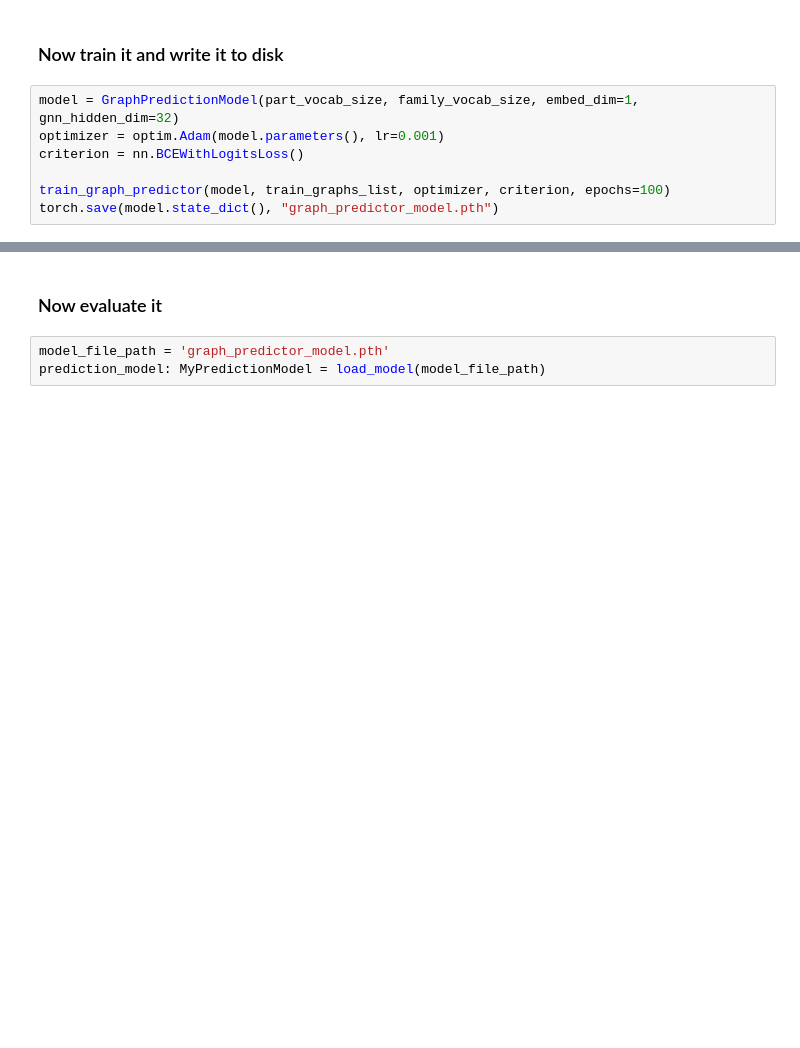
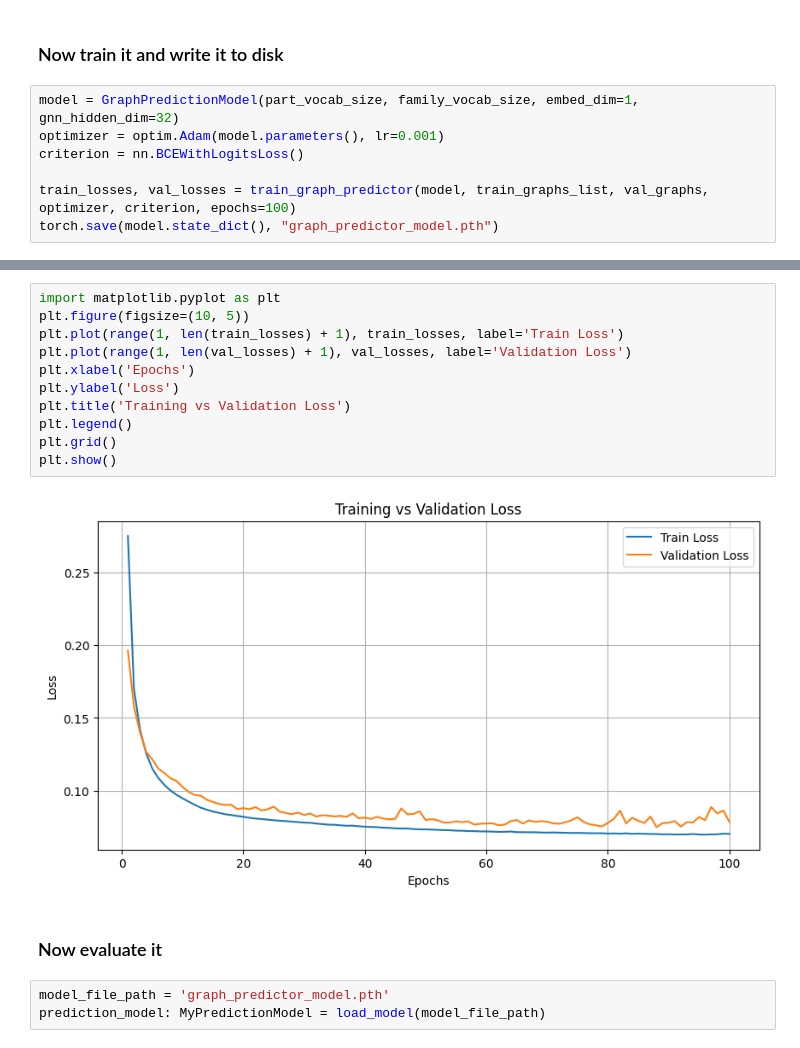
Before and after one commit to omarBoua/ai-project, a Jupyter notebook: test3.ipynb, the cells around one changed output, grey strips where cells are left out. Saved outputs shown, nothing was run; the diff lists cells and outputs as text; blank space fills up the shorter version.

```diff
--- a/test3.ipynb
+++ b/test3.ipynb
@@ -171,6 +277,6 @@ model = GraphPredictionModel(part_vocab_size, family_vocab_size, embed_dim=1, gn
 optimizer = optim.Adam(model.parameters(), lr=0.001)
 criterion = nn.BCEWithLogitsLoss()
 
-train_graph_predictor(model, train_graphs_list, optimizer, criterion, epochs=100)
+train_losses, val_losses = train_graph_predictor(model, train_graphs_list, val_graphs, optimizer, criterion, epochs=100)
 torch.save(model.state_dict(), "graph_predictor_model.pth")
 # %% [output]
@@ -178,3 +296,16 @@ NameError: name 'train_graph_predictor' is not defined
+# %%
+import matplotlib.pyplot as plt
+plt.figure(figsize=(10, 5))
+plt.plot(range(1, len(train_losses) + 1), train_losses, label='Train Loss')
+plt.plot(range(1, len(val_losses) + 1), val_losses, label='Validation Loss')
+plt.xlabel('Epochs')
+plt.ylabel('Loss')
+plt.title('Training vs Validation Loss')
+plt.legend()
+plt.grid()
+plt.show()
+# %% [output]
+[figure, added]
 # %% [markdown]
 ### Now evaluate it
 # %%
```
Also changed, not shown: parts of 9 cells of this notebook, 5 other files.
